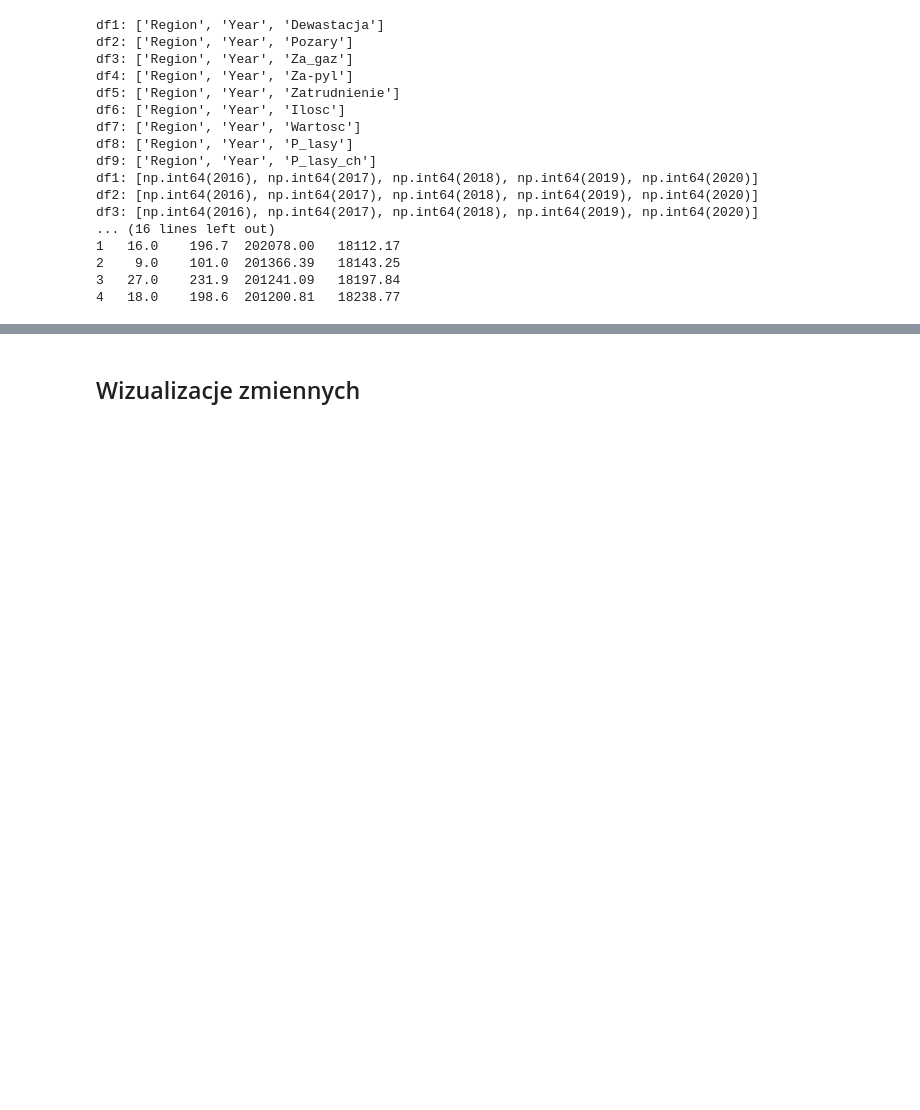
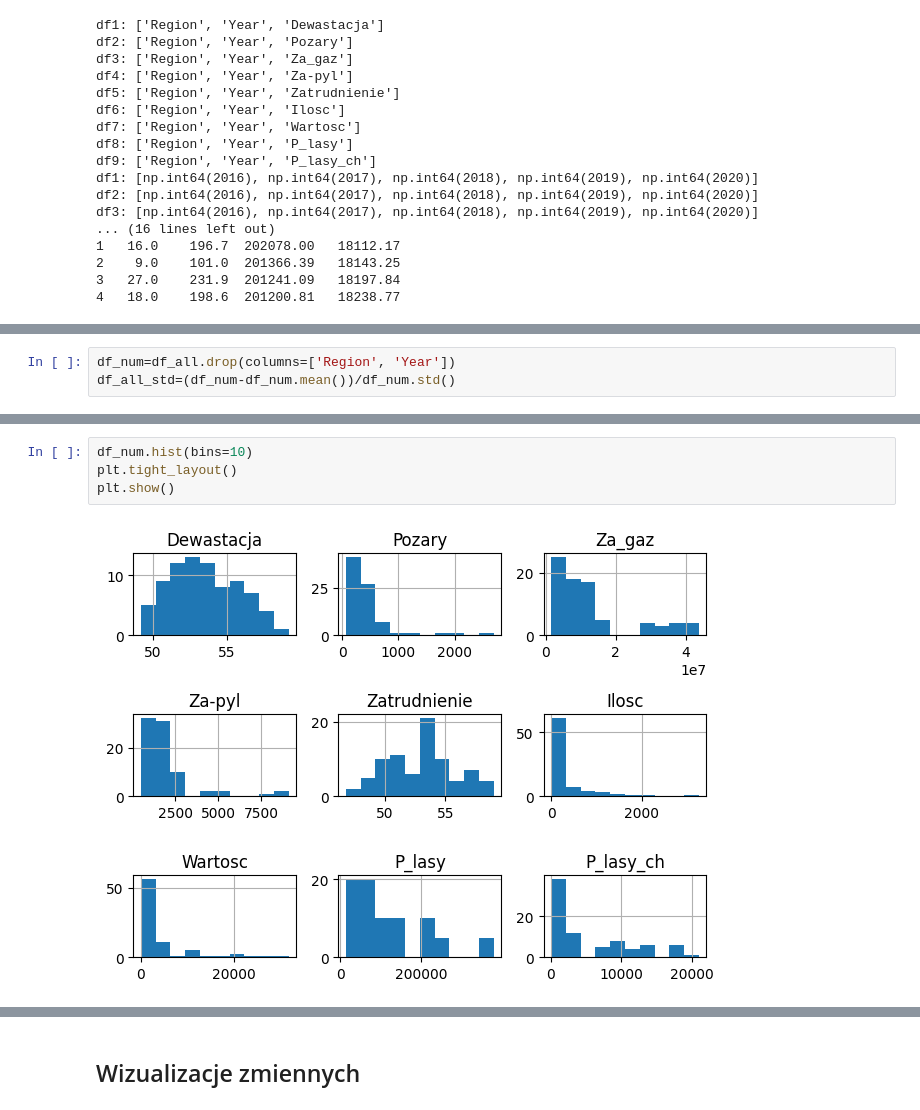
Before and after one commit to AleksandraJuchniewicz/Analiza-danych, a Jupyter notebook: Raport.ipynb, the cells around one changed output, grey strips where cells are left out. Cells and saved outputs as stored; diff of their text form; blank space fills up the shorter version.

```diff
--- a/Raport.ipynb
+++ b/Raport.ipynb
@@ -96,0 +170,3 @@ df3: [np.int64(2016), np.int64(2017), np.int64(2018), np.int64(2019), np.int64(2
+# %%
+df_num=df_all.drop(columns=['Region', 'Year'])
+df_all_std=(df_num-df_num.mean())/df_num.std()
@@ -96,0 +268,6 @@ df3: [np.int64(2016), np.int64(2017), np.int64(2018), np.int64(2019), np.int64(2
+# %%
+df_num.hist(bins=10)
+plt.tight_layout()
+plt.show()
+# %% [output]
+[figure, added]
```
Also changed, not shown: parts of 79 cells of this notebook.
